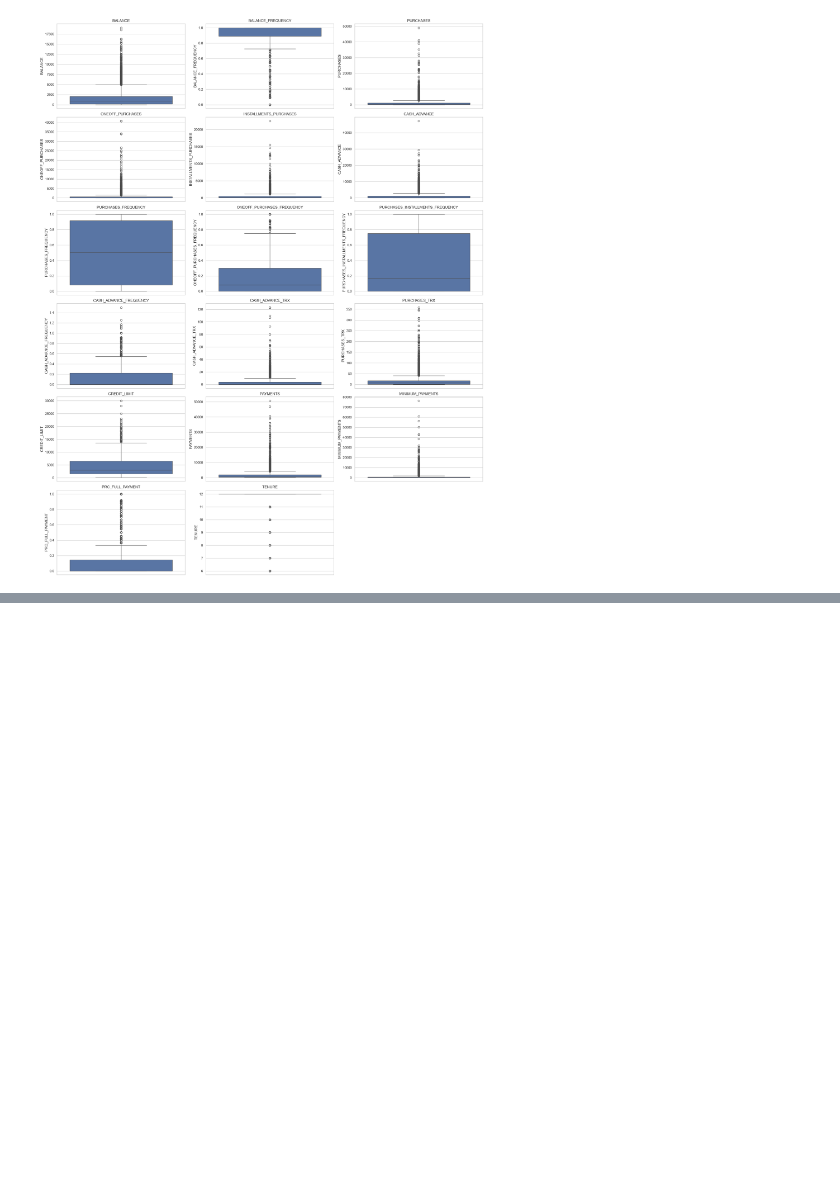
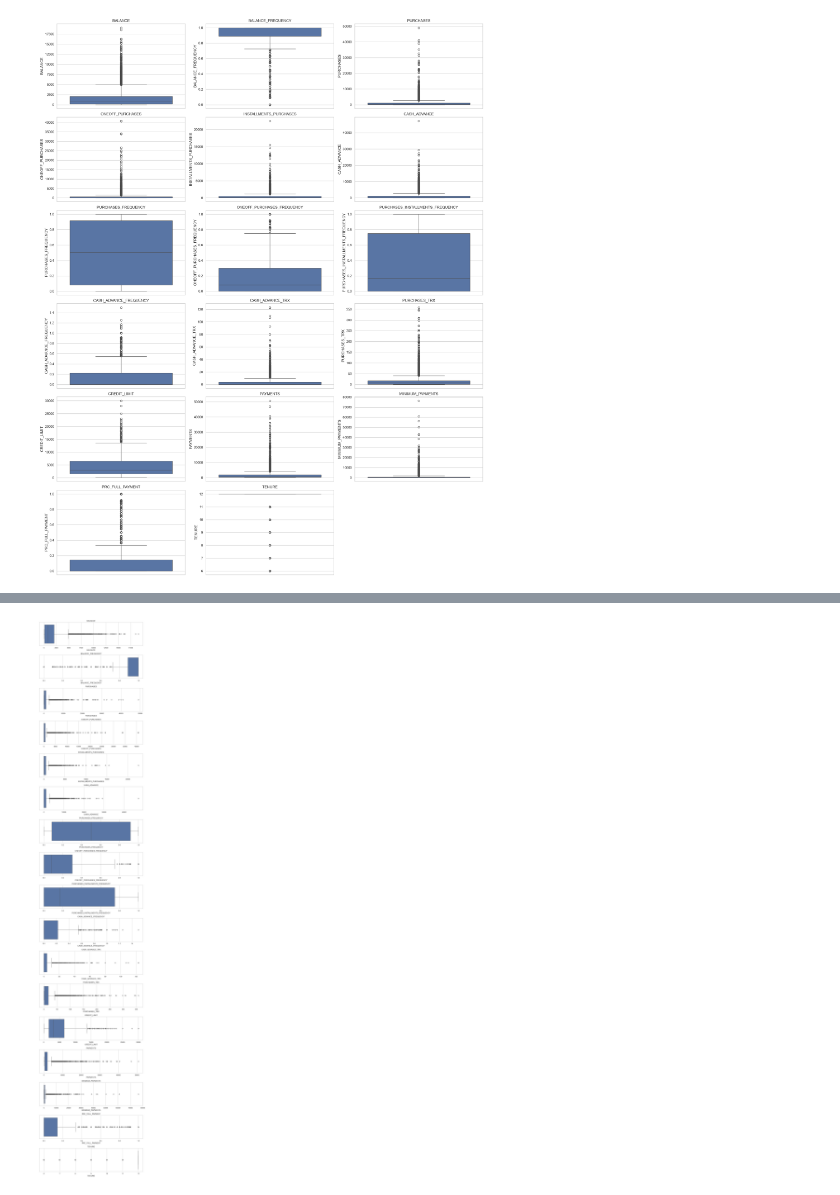
Before and after one commit to geethawilliam-ds/Credit-Card-Customer-Segmentation, a Jupyter notebook: EDA_Geetha.ipynb, the cells around one changed output, grey strips where cells are left out. Drawn from its saved outputs; the diff is of its cells as text; code cells hidden in the pictures; blank space fills up the shorter version.

```diff
--- a/EDA_Geetha.ipynb
+++ b/EDA_Geetha.ipynb
@@ -271,0 +311,16 @@ plt.show()
+# %%
+import matplotlib.pyplot as plt
+import seaborn as sns
+
+numeric_cols = df.select_dtypes(include=['number']).columns
+
+fig, axes = plt.subplots(len(numeric_cols), 1, figsize=(10, 3 * len(numeric_cols)))
+
+for ax, col in zip(axes, numeric_cols):
+    sns.boxplot(x=df[col], ax=ax)
+    ax.set_title(col)
+
+plt.tight_layout()
+plt.show()
+# %% [output]
+[figure, added]
```
Also changed, not shown: parts of 30 cells of this notebook.
